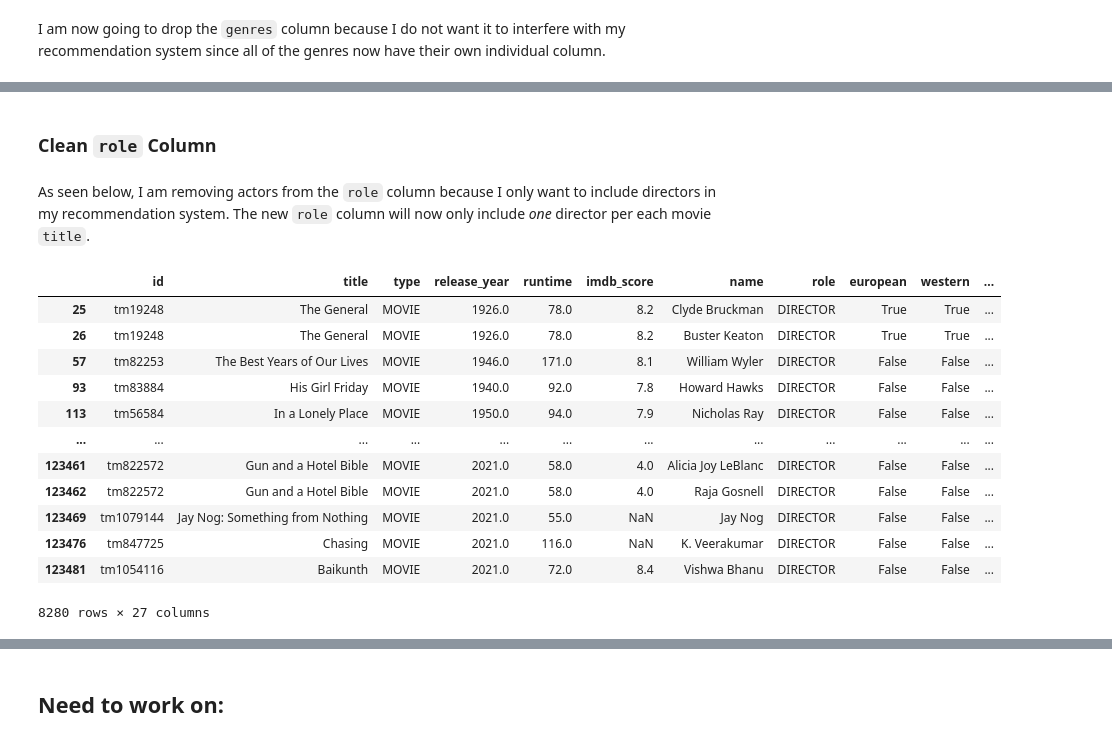
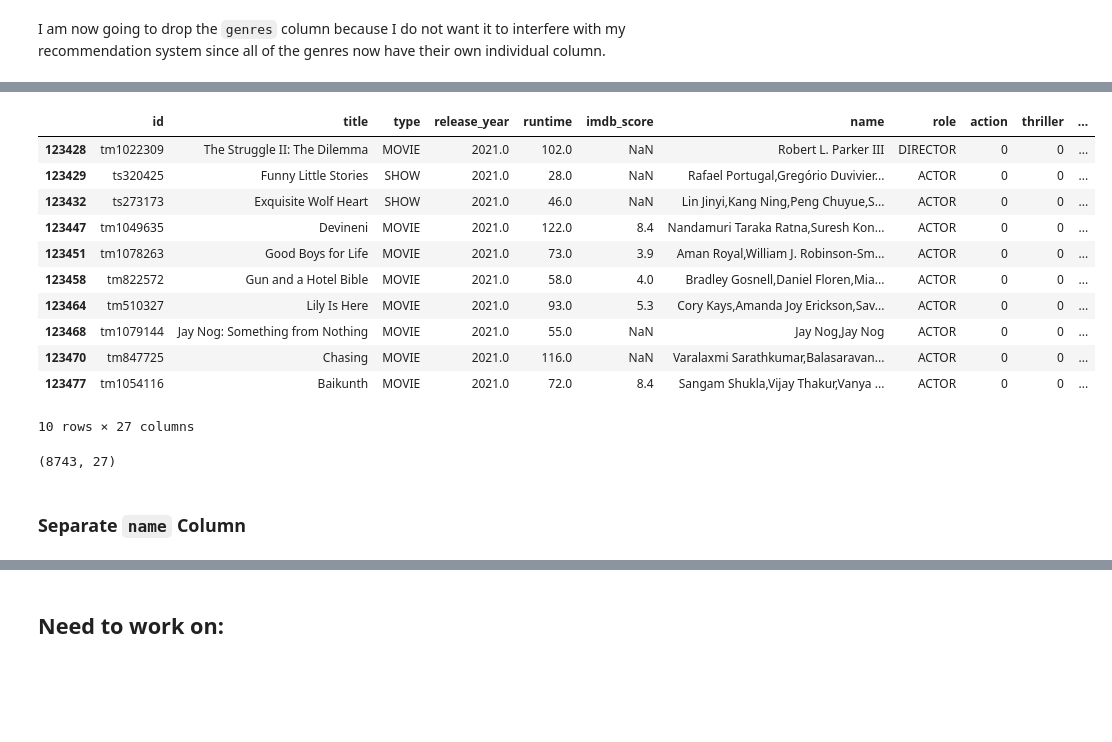
Before and after one commit to jsiddiqui85/Capstone_Recommendation_System, a Jupyter notebook: Workspace/Amazon_Prime_Video_Initial_EDA.ipynb, the cells around one changed output, grey strips where cells are left out. Drawn from its saved outputs; the diff is of its cells as text; code cells hidden in the pictures; blank space fills up the shorter version.

```diff
--- a/Workspace/Amazon_Prime_Video_Initial_EDA.ipynb
+++ b/Workspace/Amazon_Prime_Video_Initial_EDA.ipynb
@@ -481,4 +491,33 @@ movies_df.head()
+# %%
+# Create a function for cast_list_series that groups names individually by movie title
+cast_list_series = movies_df.groupby('title')['name'].apply(','.join)
+# %%
+# Drop movie title duplicates by unique id
+movies_df.drop_duplicates(subset='id', inplace=True)
+# %%
+# Create for loop to reassign cast_list_series to name column in movies_df
+for movie_title in movies_df.title.unique():
+    movies_df.loc[movies_df.title == movie_title, ['name']] = cast_list_series[movie_title]
+# %%
+# Check last 10 rows to ensure all changes took affect
+movies_df.tail(10)
+# %% [output]
+|  | id | title | type | release_year | runtime | imdb_score | name | role | action | thriller | ... |
+| 123428 | tm1022309 | The Struggle II: The Dilemma | MOVIE | 2021.0 | 102.0 | NaN | Robert L. Parker III | DIRECTOR | 0 | 0 | ... |
+| 123429 | ts320425 | Funny Little Stories | SHOW | 2021.0 | 28.0 | NaN | Rafael Portugal,Gregório Duvivier... | ACTOR | 0 | 0 | ... |
+| 123432 | ts273173 | Exquisite Wolf Heart | SHOW | 2021.0 | 46.0 | NaN | Lin Jinyi,Kang Ning,Peng Chuyue,S... | ACTOR | 0 | 0 | ... |
+| 123447 | tm1049635 | Devineni | MOVIE | 2021.0 | 122.0 | 8.4 | Nandamuri Taraka Ratna,Suresh Kon... | ACTOR | 0 | 0 | ... |
+| 123451 | tm1078263 | Good Boys for Life | MOVIE | 2021.0 | 73.0 | 3.9 | Aman Royal,William J. Robinson-Sm... | ACTOR | 0 | 0 | ... |
+| 123458 | tm822572 | Gun and a Hotel Bible | MOVIE | 2021.0 | 58.0 | 4.0 | Bradley Gosnell,Daniel Floren,Mia... | ACTOR | 0 | 0 | ... |
+| 123464 | tm510327 | Lily Is Here | MOVIE | 2021.0 | 93.0 | 5.3 | Cory Kays,Amanda Joy Erickson,Sav... | ACTOR | 0 | 0 | ... |
+| 123468 | tm1079144 | Jay Nog: Something from Nothing | MOVIE | 2021.0 | 55.0 | NaN | Jay Nog,Jay Nog | ACTOR | 0 | 0 | ... |
+| 123470 | tm847725 | Chasing | MOVIE | 2021.0 | 116.0 | NaN | Varalaxmi Sarathkumar,Balasaravan... | ACTOR | 0 | 0 | ... |
+| 123477 | tm1054116 | Baikunth | MOVIE | 2021.0 | 72.0 | 8.4 | Sangam Shukla,Vijay Thakur,Vanya ... | ACTOR | 0 | 0 | ... |
+10 rows × 27 columns
+# %%
+# Recheck the shape of the entire dataframe
+movies_df.shape
+# %% [output]
+(8743, 27)
 # %% [markdown]
-### Clean `role` Column
+### Separate `name` Column
-# %% [markdown]
-As seen below, I am removing actors from the `role` column because I only want to include directors in my recommendation system.  The new `role` column will now only include *one* director per each movie `title`.
@@ -488,17 +523,0 @@ movies_df = movies_df[movies_df['role'] == 'DIRECTOR']
-# %%
-# Sanity Check to ensure I only have Directors in the role column
-movies_df
-# %% [output]
-|  | id | title | type | release_year | runtime | imdb_score | name | role | european | western | ... |
-| 25 | tm19248 | The General | MOVIE | 1926.0 | 78.0 | 8.2 | Clyde Bruckman | DIRECTOR | True | True | ... |
-| 26 | tm19248 | The General | MOVIE | 1926.0 | 78.0 | 8.2 | Buster Keaton | DIRECTOR | True | True | ... |
-| 57 | tm82253 | The Best Years of Our Lives | MOVIE | 1946.0 | 171.0 | 8.1 | William Wyler | DIRECTOR | False | False | ... |
-| 93 | tm83884 | His Girl Friday | MOVIE | 1940.0 | 92.0 | 7.8 | Howard Hawks | DIRECTOR | False | False | ... |
-| 113 | tm56584 | In a Lonely Place | MOVIE | 1950.0 | 94.0 | 7.9 | Nicholas Ray | DIRECTOR | False | False | ... |
-| ... | ... | ... | ... | ... | ... | ... | ... | ... | ... | ... | ... |
-| 123461 | tm822572 | Gun and a Hotel Bible | MOVIE | 2021.0 | 58.0 | 4.0 | Alicia Joy LeBlanc | DIRECTOR | False | False | ... |
-| 123462 | tm822572 | Gun and a Hotel Bible | MOVIE | 2021.0 | 58.0 | 4.0 | Raja Gosnell | DIRECTOR | False | False | ... |
-| 123469 | tm1079144 | Jay Nog: Something from Nothing | MOVIE | 2021.0 | 55.0 | NaN | Jay Nog | DIRECTOR | False | False | ... |
-| 123476 | tm847725 | Chasing | MOVIE | 2021.0 | 116.0 | NaN | K. Veerakumar | DIRECTOR | False | False | ... |
-| 123481 | tm1054116 | Baikunth | MOVIE | 2021.0 | 72.0 | 8.4 | Vishwa Bhanu | DIRECTOR | False | False | ... |
-8280 rows × 27 columns
```
Also changed, not shown: parts of 27 cells of this notebook.
